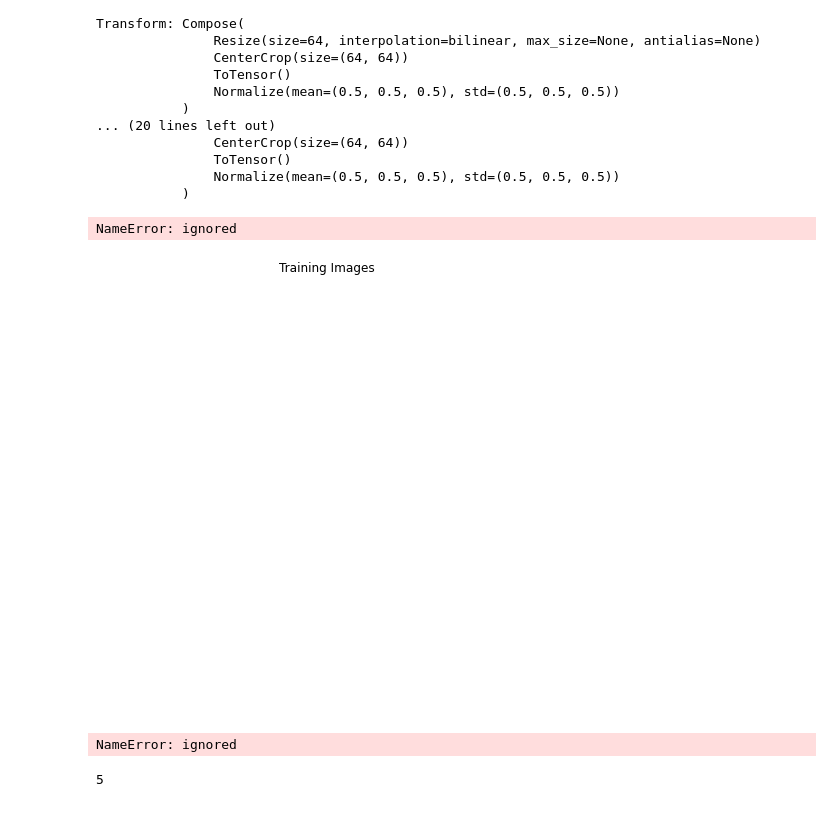
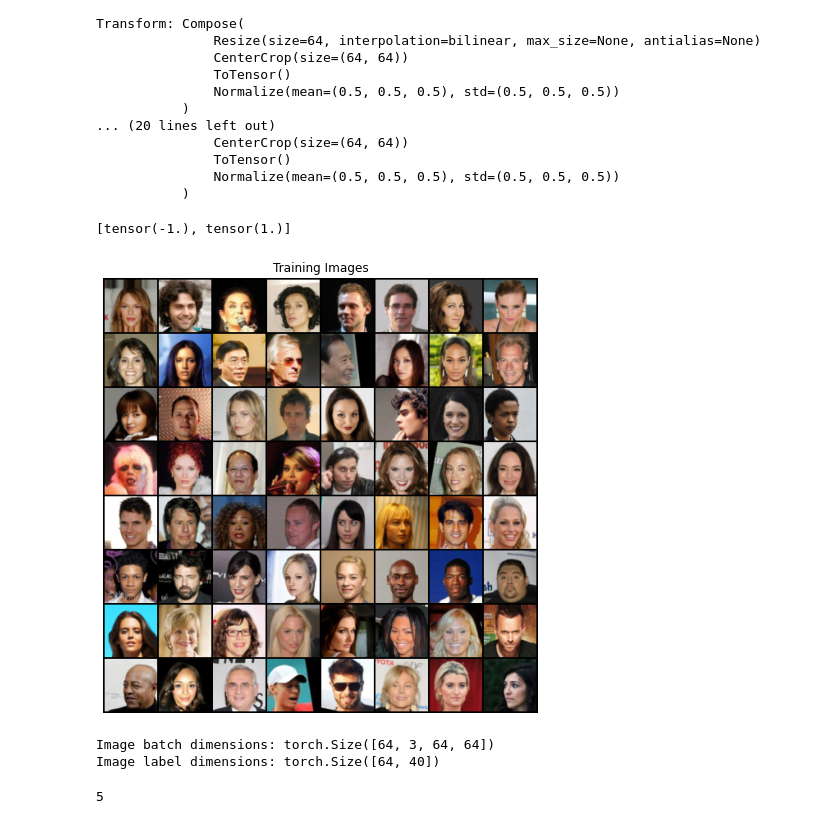
Before and after one commit to UCLAbrucequ/BioFaceNet-Pytorch-repo, a Jupyter notebook: BioFaceNet.ipynb, the cells around one changed output. Drawn from its saved outputs; the diff is of its cells as text; code cells hidden in the pictures.

```diff
--- a/BioFaceNet.ipynb
+++ b/BioFaceNet.ipynb
@@ -132,22 +132,24 @@ Transform: Compose(
 # %%
 #Plot some training samples
 dataiter = iter(train_loader)
-images, labels  = dataiter.next()
+images, labels  = next(dataiter)
 plt.figure(figsize=(8,8))
 plt.axis("off")
 plt.title("Training Images")
 
-#print(np.transpose(vutils.make_grid(dataiter[0].to(device)[:1], padding=2, normalize=True).cpu(),(0,1,2)).shape)
-plt.imshow(np.transpose(vutils.make_grid(real_batch[0].to(device)[:64], padding=2, normalize=True).cpu(),(1,2,0)))
-# print([torch.min(images), torch.max(images)])
+
+#print(np.transpose(vutils.make_grid(images.to(device)[:1], padding=2, normalize=True).cpu(),(0,1,2)).shape)
+plt.imshow(np.transpose(vutils.make_grid(images.to(device)[:64], padding=2, normalize=True).cpu(),(1,2,0)))
+print([torch.min(images), torch.max(images)])
 # %% [output]
-NameError: ignored
+[tensor(-1.), tensor(1.)]
-[figure, old version]
+[figure, new version]
 # %%
 print("Image batch dimensions:", images.shape)
 print("Image label dimensions:", labels.shape)
 # %% [output]
-NameError: ignored
+Image batch dimensions: torch.Size([64, 3, 64, 64])
+Image label dimensions: torch.Size([64, 40])
 # %%
 def setup():
 
```
